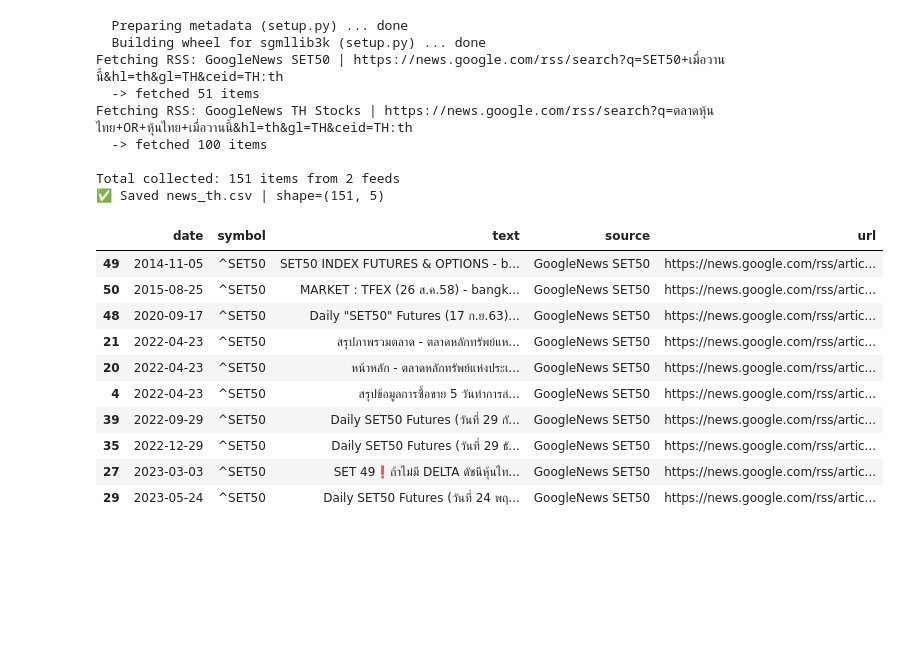
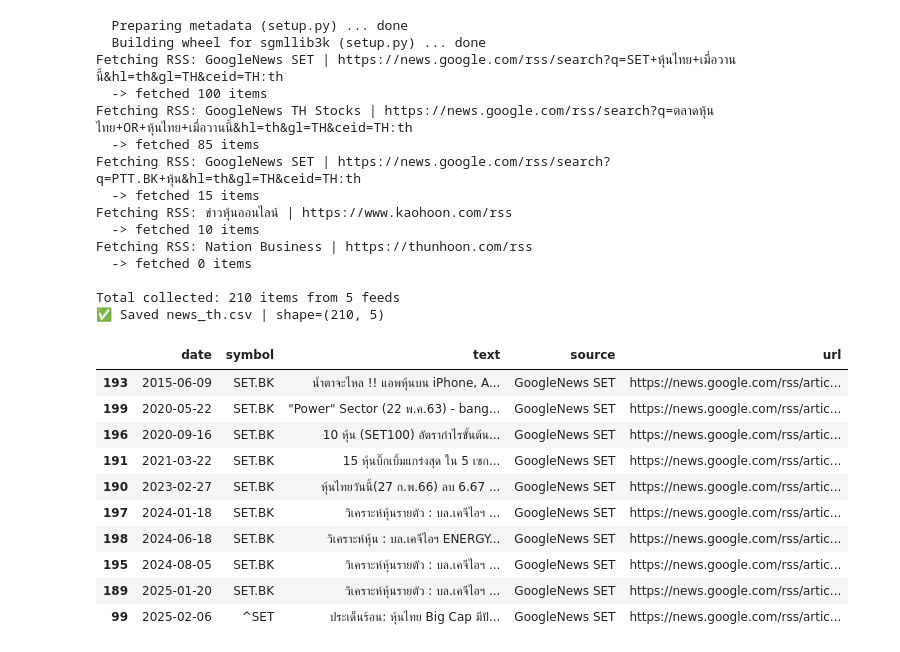
Before and after one commit to patcharaph/Stock-Prediction-Strategy-Transformer, a Jupyter notebook: Stock-Prediction-Strategy-Transformer/notebooks/06.1_Web_to_news.ipynb, the cells around one changed output. Drawn from its saved outputs; the diff is of its cells as text; code cells hidden in the pictures; blank space fills up the shorter version.

```diff
--- a/Stock-Prediction-Strategy-Transformer/notebooks/06.1_Web_to_news.ipynb
+++ b/Stock-Prediction-Strategy-Transformer/notebooks/06.1_Web_to_news.ipynb
@@ -19,13 +19,13 @@ import dateparser
 # แนะนำใช้ Google News RSS (ยืดหยุ่น, อัปเดตไว) + RSS สำนักข่าวที่มี feed
 FEEDS = [
     # Google News (Thai)
-    {"url": "https://news.google.com/rss/search?q=SET50+เมื่อวานนี้&hl=th&gl=TH&ceid=TH:th", "symbol": "^SET50", "source": "GoogleNews SET50"},
-    {"url": "https://news.google.com/rss/search?q=ตลาดหุ้นไทย+OR+หุ้นไทย+เมื่อวานนี้&hl=th&gl=TH&ceid=TH:th", "symbol": "^SET50", "source": "GoogleNews TH Stocks"},
+    {"url": "https://news.google.com/rss/search?q=SET+หุ้นไทย+เมื่อวานนี้&hl=th&gl=TH&ceid=TH:th", "symbol": "^SET", "source": "GoogleNews SET"},
+    {"url": "https://news.google.com/rss/search?q=ตลาดหุ้นไทย+OR+หุ้นไทย+เมื่อวานนี้&hl=th&gl=TH&ceid=TH:th", "symbol": "^SET", "source": "GoogleNews TH Stocks"},
     # ถ้าอยากติดตามหุ้นรายตัว ให้เพิ่ม keyword:
-    # {"url": "https://news.google.com/rss/search?q=PTT.BK+หุ้น&hl=th&gl=TH&ceid=TH:th", "symbol": "PTT.BK", "source": "GoogleNews PTT"},
+    {"url": "https://news.google.com/rss/search?q=PTT.BK+หุ้น&hl=th&gl=TH&ceid=TH:th", "symbol": "SET.BK", "source": "GoogleNews SET"},
     # ตัวอย่าง RSS สำนักข่าว (ใส่เฉพาะที่คุณใช้จริง)
-    # {"url": "https://www.bangkokpost.com/business/rss", "symbol": "^SET50", "source": "BangkokPost Business"},
-    # {"url": "https://www.nationthailand.com/category/business.rss", "symbol": "^SET50", "source": "Nation Business"},
+    {"url": "https://www.kaohoon.com/rss", "symbol": "^SET", "source": "ข่าวหุ้นออนไลน์"},
+    {"url": "https://thunhoon.com/rss", "symbol": "^SET50", "source": "Nation Business"}
 ]
 
 # ----------------------------
@@ -129,45 +129,51 @@ for feed in FEEDS:
         rows.append({
             "date": date_utc.date().isoformat(),  # เก็บเป็น YYYY-MM-DD
             "symbol": symbol,
             "text": text[:5000],                  # ตัดความยาวกันยาวเกิน
             "source": source,
             "url": link
         })
         count += 1
     print(f"  -> fetched {count} items")
 
 print(f"\nTotal collected: {len(rows)} items from {len(FEEDS)} feeds")
 
 # ----------------------------
 # 5) สร้าง DataFrame + เซฟ CSV
 # ----------------------------
 if len(rows) == 0:
     print("⚠️ ไม่พบข่าวจาก FEEDS ที่กำหนด ลองเพิ่ม/เปลี่ยน feed หรือเปิด SCRAPE_FULL_TEXT")
 else:
     df_news = pd.DataFrame(rows).sort_values("date")
     # ลบแถวว่าง/ข้อความสั้นมาก
     df_news = df_news[df_news["text"].str.len() > 15].copy()
     df_news.to_csv(OUT_CSV, index=False, encoding="utf-8-sig")
     print(f"✅ Saved {OUT_CSV} | shape={df_news.shape}")
     display(df_news.head(10))
 # %% [output]
   Preparing metadata (setup.py) ... done
   Building wheel for sgmllib3k (setup.py) ... done
-Fetching RSS: GoogleNews SET50 | https://news.google.com/rss/search?q=SET50+เมื่อวานนี้&hl=th&gl=TH&ceid=TH:th
-  -> fetched 51 items
+Fetching RSS: GoogleNews SET | https://news.google.com/rss/search?q=SET+หุ้นไทย+เมื่อวานนี้&hl=th&gl=TH&ceid=TH:th
+  -> fetched 100 items
 Fetching RSS: GoogleNews TH Stocks | https://news.google.com/rss/search?q=ตลาดหุ้นไทย+OR+หุ้นไทย+เมื่อวานนี้&hl=th&gl=TH&ceid=TH:th
-  -> fetched 100 items
+  -> fetched 85 items
+Fetching RSS: GoogleNews SET | https://news.google.com/rss/search?q=PTT.BK+หุ้น&hl=th&gl=TH&ceid=TH:th
+  -> fetched 15 items
+Fetching RSS: ข่าวหุ้นออนไลน์ | https://www.kaohoon.com/rss
+  -> fetched 10 items
+Fetching RSS: Nation Business | https://thunhoon.com/rss
+  -> fetched 0 items
 
-Total collected: 151 items from 2 feeds
-✅ Saved news_th.csv | shape=(151, 5)
+Total collected: 210 items from 5 feeds
+✅ Saved news_th.csv | shape=(210, 5)
 |  | date | symbol | text | source | url |
-| 49 | 2014-11-05 | ^SET50 | SET50 INDEX FUTURES & OPTIONS - b... | GoogleNews SET50 | https://news.google.com/rss/artic... |
-| 50 | 2015-08-25 | ^SET50 | MARKET : TFEX (26 ส.ค.58) - bangk... | GoogleNews SET50 | https://news.google.com/rss/artic... |
-| 48 | 2020-09-17 | ^SET50 | Daily "SET50" Futures (17 ก.ย.63)... | GoogleNews SET50 | https://news.google.com/rss/artic... |
-| 21 | 2022-04-23 | ^SET50 | สรุปภาพรวมตลาด - ตลาดหลักทรัพย์แห... | GoogleNews SET50 | https://news.google.com/rss/artic... |
-| 20 | 2022-04-23 | ^SET50 | หน้าหลัก - ตลาดหลักทรัพย์แห่งประเ... | GoogleNews SET50 | https://news.google.com/rss/artic... |
-| 4 | 2022-04-23 | ^SET50 | สรุปข้อมูลการซื้อขาย 5 วันทำการล่... | GoogleNews SET50 | https://news.google.com/rss/artic... |
-| 39 | 2022-09-29 | ^SET50 | Daily SET50 Futures (วันที่ 29 กั... | GoogleNews SET50 | https://news.google.com/rss/artic... |
-| 35 | 2022-12-29 | ^SET50 | Daily SET50 Futures (วันที่ 29 ธั... | GoogleNews SET50 | https://news.google.com/rss/artic... |
-| 27 | 2023-03-03 | ^SET50 | SET 49❗ถ้าไม่มี DELTA ดัชนีหุ้นไท... | GoogleNews SET50 | https://news.google.com/rss/artic... |
-| 29 | 2023-05-24 | ^SET50 | Daily SET50 Futures (วันที่ 24 พฤ... | GoogleNews SET50 | https://news.google.com/rss/artic... |
+| 193 | 2015-06-09 | SET.BK | น้ำตาจะไหล !! แอพหุ้นบน iPhone, A... | GoogleNews SET | https://news.google.com/rss/artic... |
+| 199 | 2020-05-22 | SET.BK | "Power" Sector (22 พ.ค.63) - bang... | GoogleNews SET | https://news.google.com/rss/artic... |
+| 196 | 2020-09-16 | SET.BK | 10 หุ้น (SET100) อัตรากำไรขั้นต้น... | GoogleNews SET | https://news.google.com/rss/artic... |
+| 191 | 2021-03-22 | SET.BK | 15 หุ้นบิ๊กเบิ้มแกร่งสุด ใน 5 เซก... | GoogleNews SET | https://news.google.com/rss/artic... |
+| 190 | 2023-02-27 | SET.BK | หุ้นไทยวันนี้(27 ก.พ.66) ลบ 6.67 ... | GoogleNews SET | https://news.google.com/rss/artic... |
+| 197 | 2024-01-18 | SET.BK | วิเคราะห์หุ้นรายตัว : บล.เคจีไอฯ ... | GoogleNews SET | https://news.google.com/rss/artic... |
+| 198 | 2024-06-18 | SET.BK | วิเคราะห์หุ้น : บล.เคจีไอฯ ENERGY... | GoogleNews SET | https://news.google.com/rss/artic... |
+| 195 | 2024-08-05 | SET.BK | วิเคราะห์หุ้นรายตัว : บล.เคจีไอฯ ... | GoogleNews SET | https://news.google.com/rss/artic... |
+| 189 | 2025-01-20 | SET.BK | วิเคราะห์หุ้นรายตัว : บล.เคจีไอฯ ... | GoogleNews SET | https://news.google.com/rss/artic... |
+| 99 | 2025-02-06 | ^SET | ประเด็นร้อน: หุ้นไทย Big Cap มีปั... | GoogleNews SET | https://news.google.com/rss/artic... |
```
Also changed, not shown: 5 other files.
